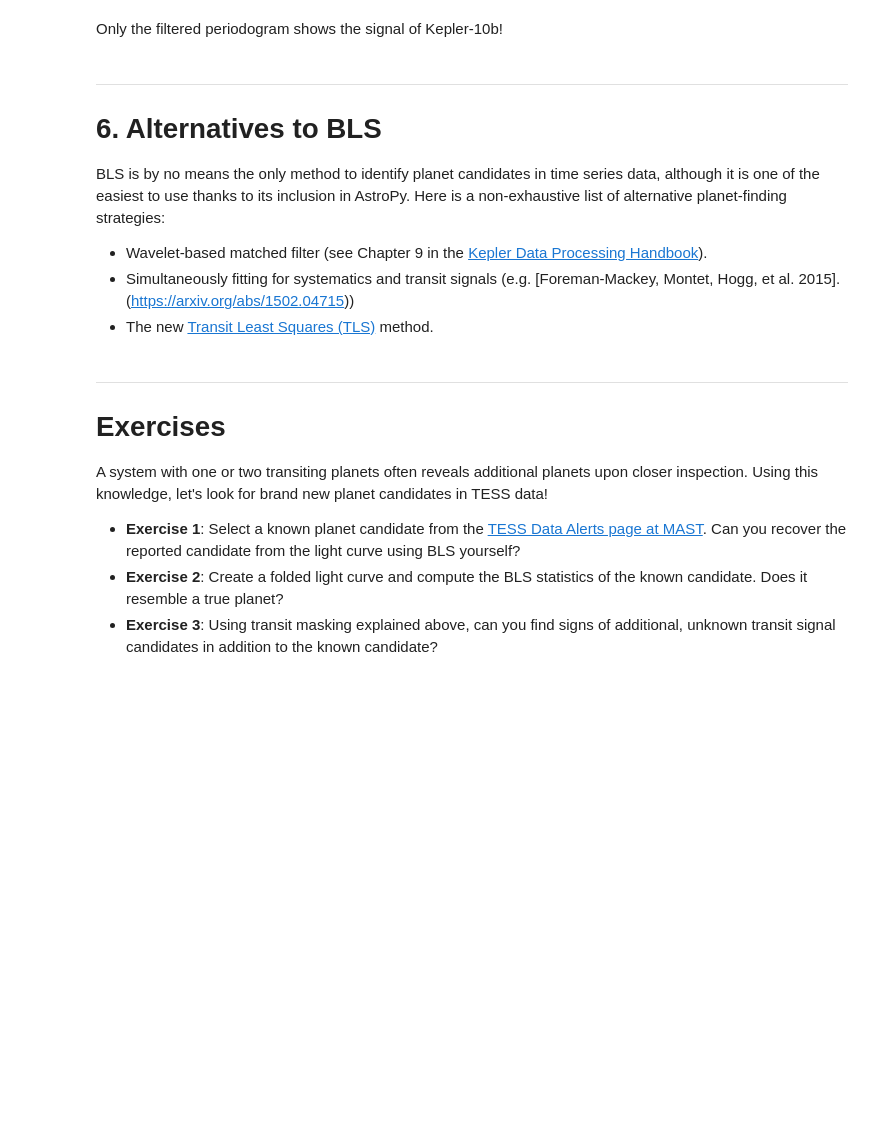
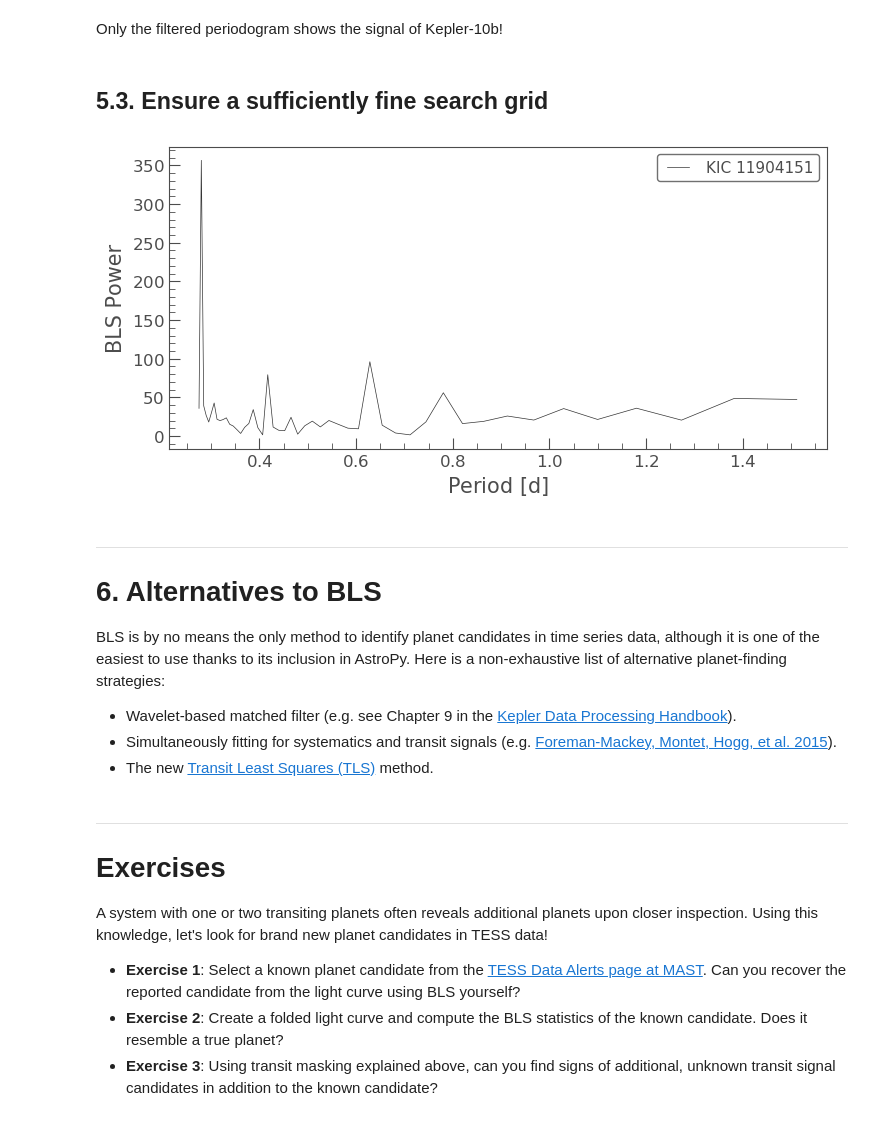
Before and after one commit to spacetelescope/tessworkshop_tutorials, a Jupyter notebook: bls/bls-tutorial.ipynb, the cells around one changed output. Cells and saved outputs as stored; diff of their text form; code cells hidden in the pictures; blank space fills up the shorter version.

```diff
--- a/bls/bls-tutorial.ipynb
+++ b/bls/bls-tutorial.ipynb
@@ -520,6 +557,12 @@ lc_flat.to_periodogram("bls", maximum_period=1.5).plot(label="BLS for the filter
 [figure]
 # %% [markdown]
 Only the filtered periodogram shows the signal of Kepler-10b!
+# %% [markdown]
+## 5.3. Ensure a sufficiently fine search grid
+# %%
+lc_flat.to_periodogram("bls", maximum_period=1.5, frequency_factor=2000).plot();
+# %% [output]
+[figure, added]
 # %% [markdown]
 ***
 
@@ -527,8 +570,8 @@ Only the filtered periodogram shows the signal of Kepler-10b!
 
 BLS is by no means the only method to identify planet candidates in time series data, although it is one of the easiest to use thanks to its inclusion in AstroPy. Here is a non-exhaustive list of alternative planet-finding strategies:
 
-* Wavelet-based matched filter (see Chapter 9 in the [Kepler Data Processing Handbook](https://archive.stsci.edu/kepler/manuals/KSCI-19081-002-KDPH.pdf)).
-* Simultaneously fitting for systematics and transit signals (e.g. [Foreman-Mackey, Montet, Hogg, et al. 2015].(https://arxiv.org/abs/1502.04715))
+* Wavelet-based matched filter (e.g. see Chapter 9 in the [Kepler Data Processing Handbook](https://archive.stsci.edu/kepler/manuals/KSCI-19081-002-KDPH.pdf)).
+* Simultaneously fitting for systematics and transit signals (e.g. [Foreman-Mackey, Montet, Hogg, et al. 2015](https://arxiv.org/abs/1502.04715)).
 * The new [Transit Least Squares (TLS)](https://github.com/hippke/tls) method.
 # %% [markdown]
 ***
```
Also changed, not shown: parts of 19 cells of this notebook, 2 other files.
